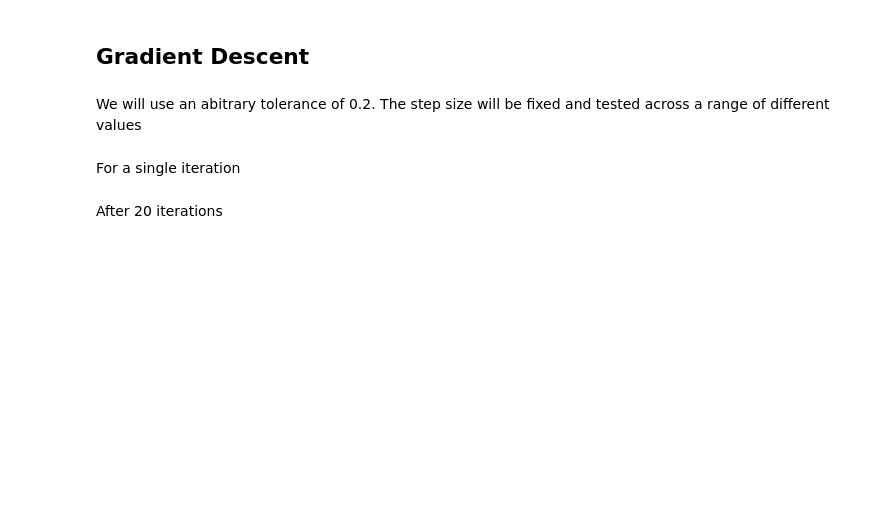
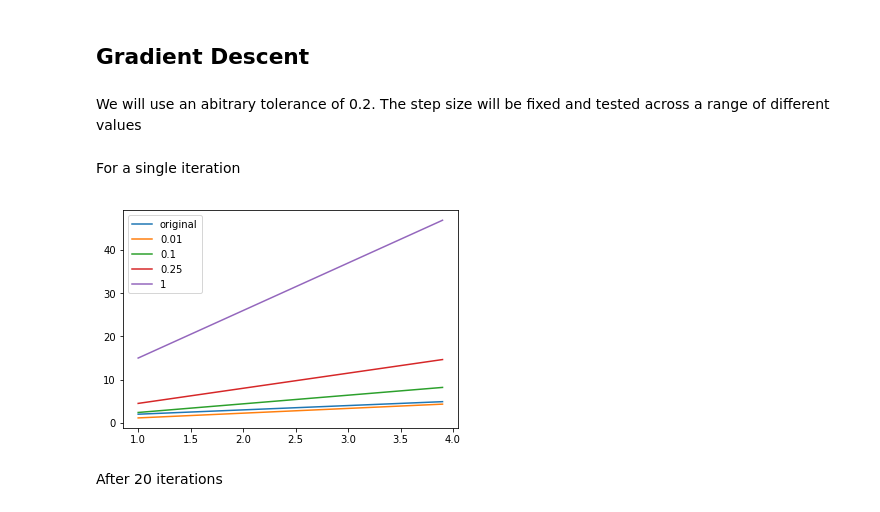
Before and after one commit to grantcooksey/mlcoursera, a Jupyter notebook: regression/Step+Size.ipynb, the cells around one changed output. Drawn from its saved outputs; the diff is of its cells as text; code cells hidden in the pictures; blank space fills up the shorter version.

```diff
--- a/regression/Step+Size.ipynb
+++ b/regression/Step+Size.ipynb
@@ -13,7 +13,7 @@ y = np.array([2,3,4,5])
 # %% [markdown]
 Partial derivate for RSS is of the form $H^T(y-\hat{y})$
 # %%
-def get_partial(known_values, feature_matrix, weights):
+def get_RSS_partial(known_values, feature_matrix, weights):
     return np.dot(np.transpose(feature_matrix), known_values-np.dot(feature_matrix, weights))
 # %%
 # returns polynomial model for inputs based on degree and weight vector
@@ -50,10 +50,12 @@ For a single iteration
 # %%
 add_to_plot([1,1], 'original') # desired function
 for s in step:
-    next_weight = weights + s*get_partial(y, a, weights)
+    next_weight = weights + s*get_RSS_partial(y, a, weights)
     add_to_plot(next_weight, str(s))
 plt.legend()
 plt.show()
+# %% [output]
+[figure, added]
 # %% [markdown]
 After 20 iterations
 # %%
```
Also changed, not shown: parts of 8 cells of this notebook, 2 other files.
